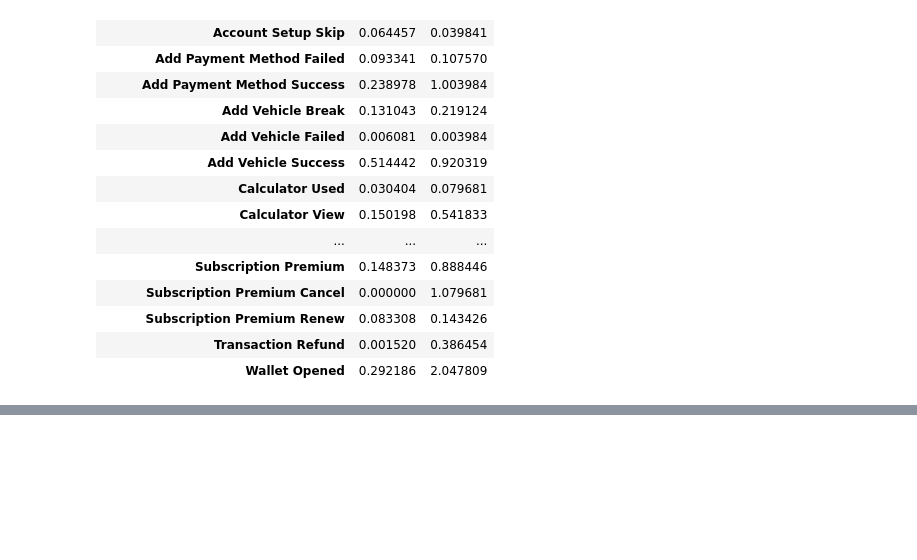
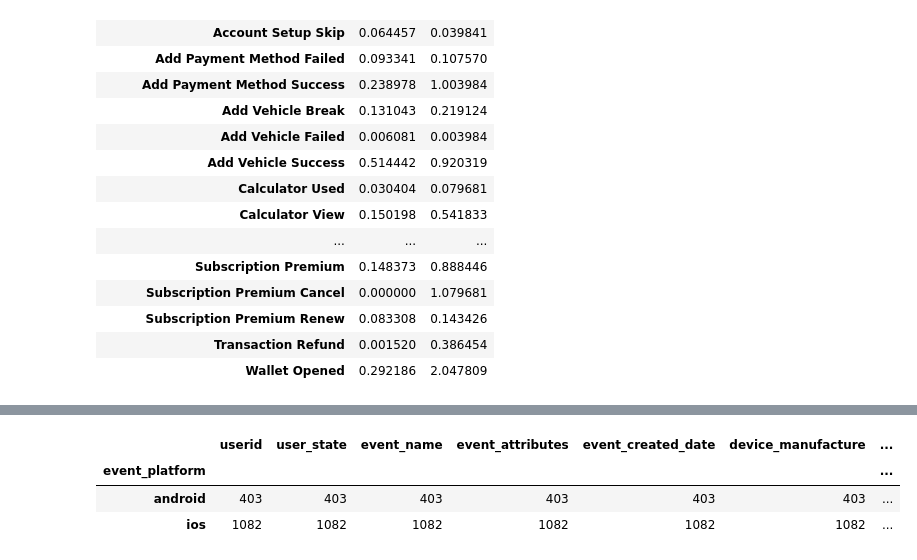
Before and after one commit to yanov2708/INT20H, a Jupyter notebook: test_task.ipynb, the cells around one changed output, grey strips where cells are left out. Drawn from its saved outputs; the diff is of its cells as text; code cells hidden in the pictures; blank space fills up the shorter version.

```diff
--- a/test_task.ipynb
+++ b/test_task.ipynb
@@ -61,0 +109,7 @@ KeyError: 'False'
+# %%
+df_chat.groupby('event_platform').count()
+# %% [output]
+|  | userid | user_state | event_name | event_attributes | event_created_date | device_manufacture | ... |
+| event_platform |  |  |  |  |  |  | ... |
+| android | 403 | 403 | 403 | 403 | 403 | 403 | ... |
+| ios | 1082 | 1082 | 1082 | 1082 | 1082 | 1082 | ... |
```
Also changed, not shown: parts of 11 cells of this notebook.
